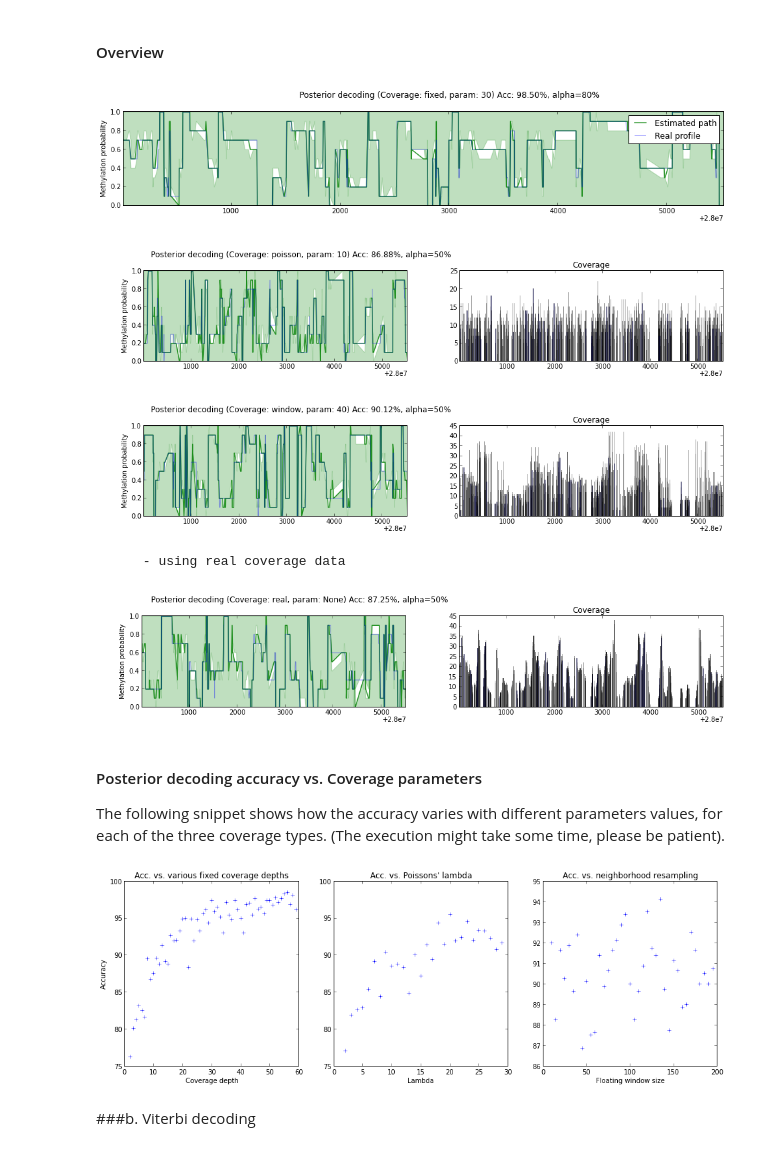
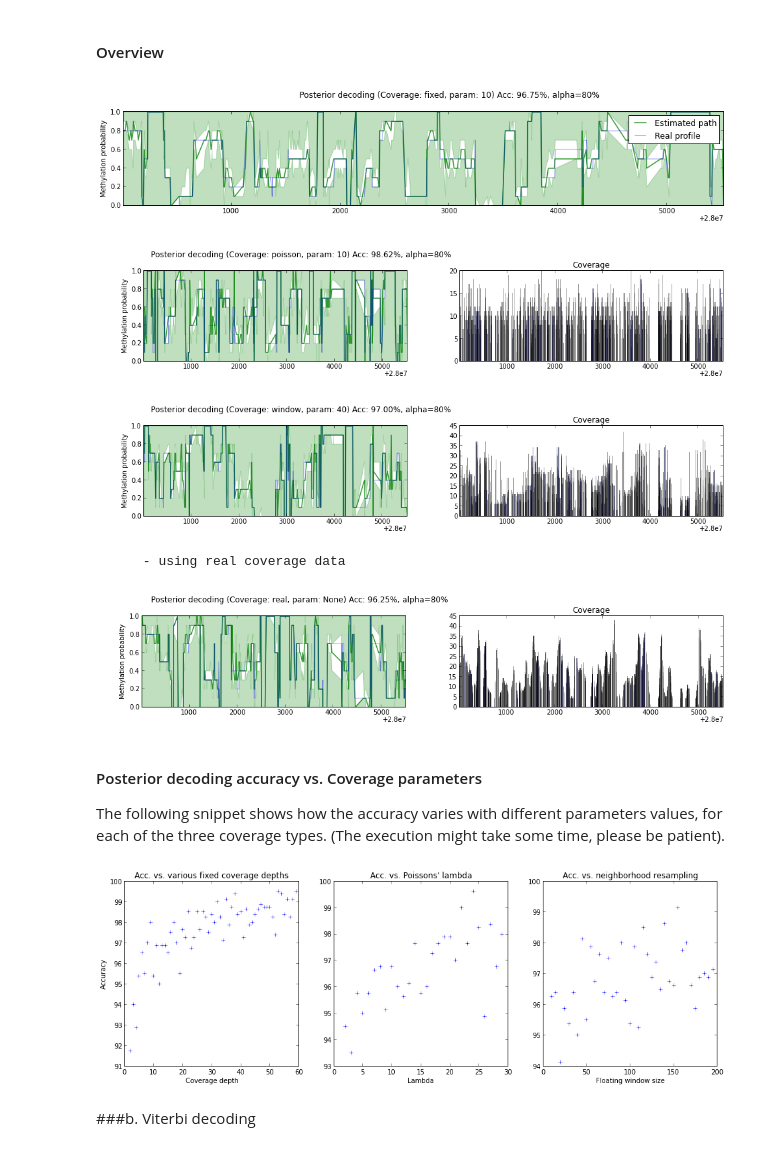
Before and after one commit to madbessoul/bshmm, a Jupyter notebook: bshmm.ipynb, the cells around one changed output. Cells and saved outputs as stored; diff of their text form; code cells hidden in the pictures.

```diff
--- a/bshmm.ipynb
+++ b/bshmm.ipynb
@@ -71,23 +71,23 @@ The coverage variability is the main source of bias and lack of precision in fin
 # %% [markdown]
 #### Overview
 # %%
-path, obs, cov = model.generateData(meth_data['cov'], cov_type="fixed", seq_length = L, fix_cov_val=30)
-best_path, acc = model.decode(meth_data['pos'], obs, cov, method="posterior", graph=True, real_path = path, ci_alpha = .80)
+path, obs, cov = model.generateData(meth_data['cov'], cov_type="fixed", seq_length = L, fix_cov_val=10)
+best_path, acc = model.decode(meth_data['pos'], obs, cov, method="posterior", graph=True, real_path = path, ci_alpha = .8)
 
 path, obs, cov = model.generateData( meth_data['cov'], cov_type="poisson", seq_length = L, lam=10)
-best_path, acc = model.decode(meth_data['pos'], obs, cov, method="posterior", graph=True, real_path = path, ci_alpha = .5)
+best_path, acc = model.decode(meth_data['pos'], obs, cov, method="posterior", graph=True, real_path = path, ci_alpha = .8)
 
 path, obs, cov = model.generateData(meth_data['cov'], cov_type="window", seq_length = L, window_size=40)
-best_path, acc = model.decode(meth_data['pos'], obs, cov, method="posterior", graph=True, real_path = path, ci_alpha = .5)
+best_path, acc = model.decode(meth_data['pos'], obs, cov, method="posterior", graph=True, real_path = path, ci_alpha = .8)
 
 path, obs, cov = model.generateData(meth_data['cov'], cov_type="real", seq_length = L)
-best_path, acc = model.decode(meth_data['pos'], obs, cov, method="posterior", graph=True, real_path = path, ci_alpha=.5)
+best_path, acc = model.decode(meth_data['pos'], obs, cov, method="posterior", graph=True, real_path = path, ci_alpha=.8)
 # %% [output]
-[figure, old version]
+[figure, new version]
-[figure, old version]
+[figure, new version]
-[figure, old version]
+[figure, new version]
       - using real coverage data
-[figure, old version]
+[figure, new version]
 # %% [markdown]
 #### Posterior decoding accuracy vs. Coverage parameters
 The following snippet shows how the accuracy varies with different parameters values, for each of the three coverage types.
@@ -96,7 +96,7 @@ The following snippet shows how the accuracy varies with different parameters va
 fixed_accs = []
 for val in xrange(2, 60):
 	path, obs, cov = model.generateData(meth_data['cov'], cov_type="fixed", seq_length = 800,fix_cov_val = val)
-	best_path, acc= model.decode(meth_data['pos'], obs, cov,method="posterior",graph=False,real_path = path, ci_alpha=.50)
+	best_path, acc= model.decode(meth_data['pos'], obs, cov,method="posterior",graph=False,real_path = path, ci_alpha=.8)
 	fixed_accs.append(acc)
 
 fig = figure(figsize=(16,5), dpi=100)
@@ -110,7 +110,7 @@ ylabel("Accuracy")
 poisson_accs = []
 for val in xrange(2, 30):
     path, obs, cov = model.generateData(meth_data['cov'], cov_type="poisson", seq_length = 800,lam = val)
-    best_path, acc = model.decode(meth_data['pos'], obs, cov,method="posterior",graph=False,real_path = path, ci_alpha=.50)
+    best_path, acc = model.decode(meth_data['pos'], obs, cov,method="posterior",graph=False,real_path = path, ci_alpha=.8)
     poisson_accs.append(acc)
 
 subplot(132)
@@ -122,7 +122,7 @@ window_accs = []
 for val in xrange(10, 200, 5):
 
 	path, obs, cov = model.generateData(meth_data['cov'], cov_type="window", seq_length = 800, window_size=val)
-	best_path, acc= model.decode(meth_data['pos'], obs, cov,method="posterior",graph=False,real_path = path, ci_alpha=.50)
+	best_path, acc= model.decode(meth_data['pos'], obs, cov,method="posterior",graph=False,real_path = path, ci_alpha=.8)
 	window_accs.append(acc)
 
 subplot(133)
@@ -132,7 +132,7 @@ xlabel("Floating window size")
 
 show()
 # %% [output]
-[figure, old version]
+[figure, new version]
 # %% [markdown]
 ###b. Viterbi decoding
 # %%
```
Also changed, not shown: parts of 1 cell of this notebook.
